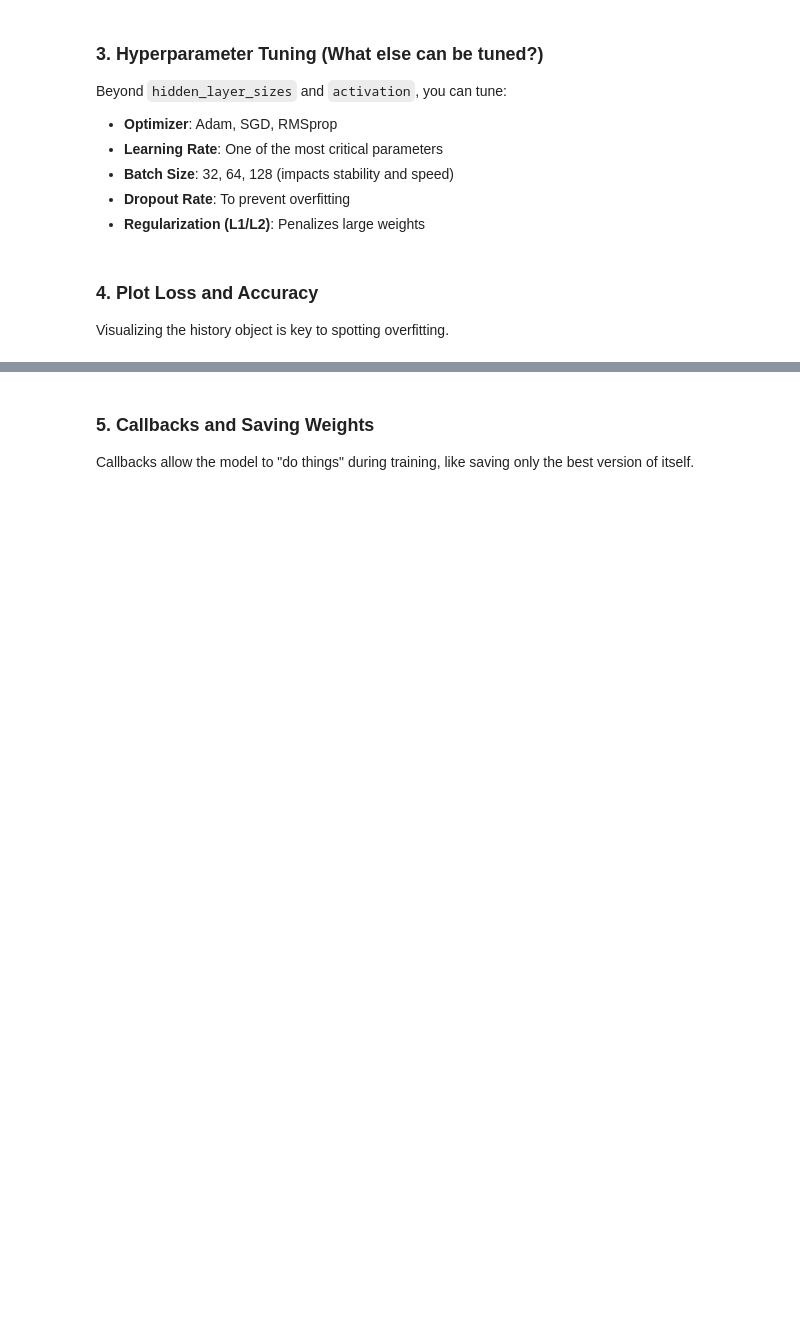
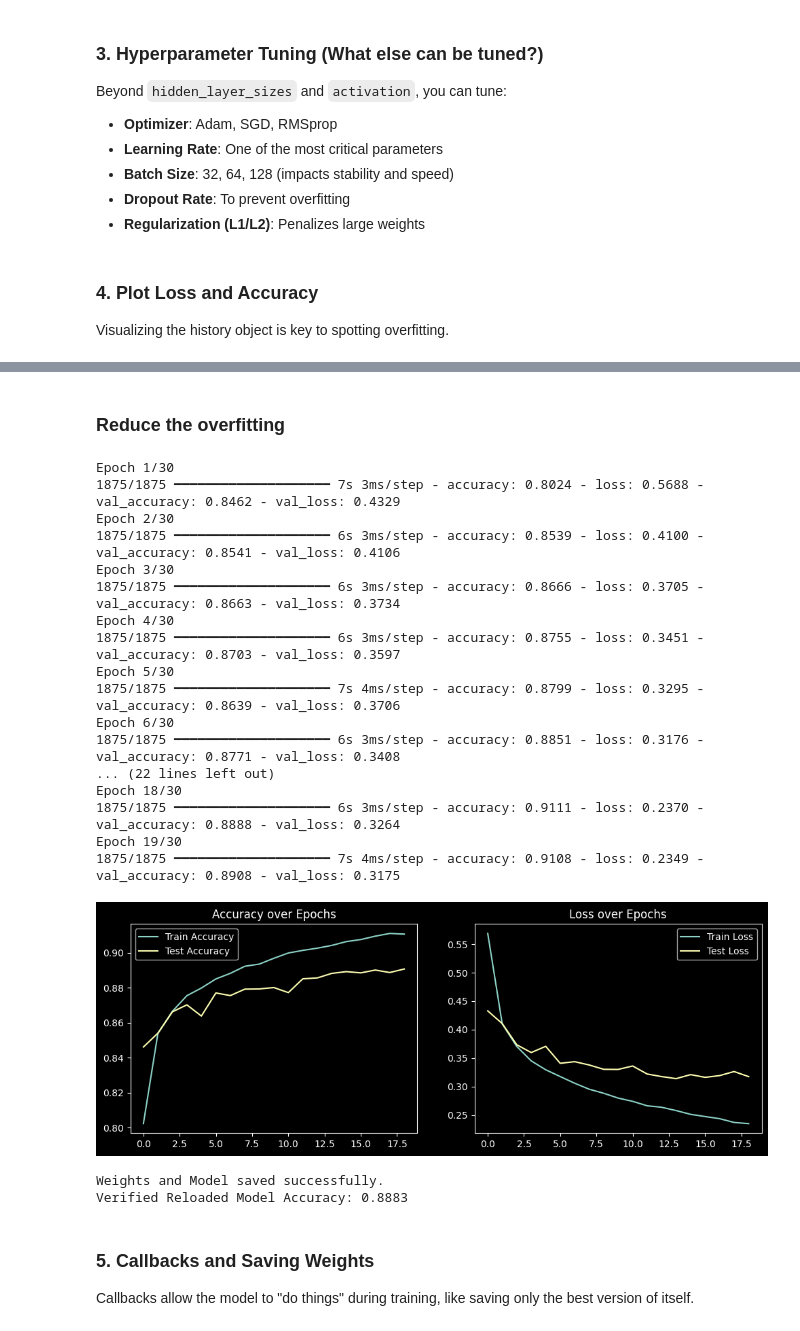
Before and after one commit to MaryWagura/DIL700, a Jupyter notebook: lab2.ipynb, the cells around one changed output, grey strips where cells are left out. Saved outputs shown, nothing was run; the diff lists cells and outputs as text; code cells hidden in the pictures; blank space fills up the shorter version.

```diff
--- a/lab2.ipynb
+++ b/lab2.ipynb
@@ -341,3 +327,78 @@ plot_history(history)
+# %% [markdown]
+### Reduce the overfitting
+# %%
+from tensorflow import keras
+
+# 1. Re-build the model with a Dropout layer
+model_improved = keras.Sequential([
+    keras.layers.Flatten(input_shape=(28, 28)),
+    keras.layers.Dense(128, activation='relu'),
+    # Dropout randomly sets 20% of input units to 0 at each step during training
+    # This prevents the model from relying too heavily on specific pixels/features
+    keras.layers.Dropout(0.2),
+    keras.layers.Dense(10, activation='softmax')
+])
+
+# 2. Configure a custom Learning Rate
+# Reducing the learning rate (e.g., to 0.0005) helps the model converge more stably
+custom_optimizer = keras.optimizers.Adam(learning_rate=0.0005)
+
+model_improved.compile(
+    optimizer=custom_optimizer,
+    loss='sparse_categorical_crossentropy',
+    metrics=['accuracy']
+)
+
+# 3. Train again (using more epochs to let EarlyStopping)
+early_stopping_cb = keras.callbacks.EarlyStopping(patience=5, restore_best_weights=True)
+
+history_improved = model_improved.fit(
+    X_train_f, y_train_f,
+    epochs=30,
+    validation_data=(X_test_f, y_test_f),
+    callbacks=[early_stopping_cb]
+)
+
+# 4. Visualize the new results
+plot_history(history_improved)
+# %% [output]
+Epoch 1/30
+1875/1875 ━━━━━━━━━━━━━━━━━━━━ 7s 3ms/step - accuracy: 0.8024 - loss: 0.5688 - val_accuracy: 0.8462 - val_loss: 0.4329
+Epoch 2/30
+1875/1875 ━━━━━━━━━━━━━━━━━━━━ 6s 3ms/step - accuracy: 0.8539 - loss: 0.4100 - val_accuracy: 0.8541 - val_loss: 0.4106
+Epoch 3/30
+1875/1875 ━━━━━━━━━━━━━━━━━━━━ 6s 3ms/step - accuracy: 0.8666 - loss: 0.3705 - val_accuracy: 0.8663 - val_loss: 0.3734
+Epoch 4/30
+1875/1875 ━━━━━━━━━━━━━━━━━━━━ 6s 3ms/step - accuracy: 0.8755 - loss: 0.3451 - val_accuracy: 0.8703 - val_loss: 0.3597
+Epoch 5/30
+1875/1875 ━━━━━━━━━━━━━━━━━━━━ 7s 4ms/step - accuracy: 0.8799 - loss: 0.3295 - val_accuracy: 0.8639 - val_loss: 0.3706
+Epoch 6/30
+1875/1875 ━━━━━━━━━━━━━━━━━━━━ 6s 3ms/step - accuracy: 0.8851 - loss: 0.3176 - val_accuracy: 0.8771 - val_loss: 0.3408
+... (22 lines left out)
+Epoch 18/30
+1875/1875 ━━━━━━━━━━━━━━━━━━━━ 6s 3ms/step - accuracy: 0.9111 - loss: 0.2370 - val_accuracy: 0.8888 - val_loss: 0.3264
+Epoch 19/30
+1875/1875 ━━━━━━━━━━━━━━━━━━━━ 7s 4ms/step - accuracy: 0.9108 - loss: 0.2349 - val_accuracy: 0.8908 - val_loss: 0.3175
+[figure, added]
+# %%
+# Save the final improved weights separately as requested in Step 5
+model_improved.save_weights("task2_final_weights.weights.h5")
+
+# Save the full model as requested in Step 6
+model_improved.save("task2_fashion_mnist_model.keras")
+
+print("Weights and Model saved successfully.")
+
+# Practice Loading
+from tensorflow.keras.models import load_model
+reloaded_model = load_model("task2_fashion_mnist_model.keras")
+
+# Quick check
+test_loss, test_acc = reloaded_model.evaluate(X_test_f, y_test_f, verbose=0)
+print(f"Verified Reloaded Model Accuracy: {test_acc:.4f}")
+# %% [output]
+Weights and Model saved successfully.
+Verified Reloaded Model Accuracy: 0.8883
 # %% [markdown]
 ### 5. Callbacks and Saving Weights
 Callbacks allow the model to "do things" during training, like saving only the best version of itself.
```
Also changed, not shown: parts of 3 cells of this notebook, 2 other files.
